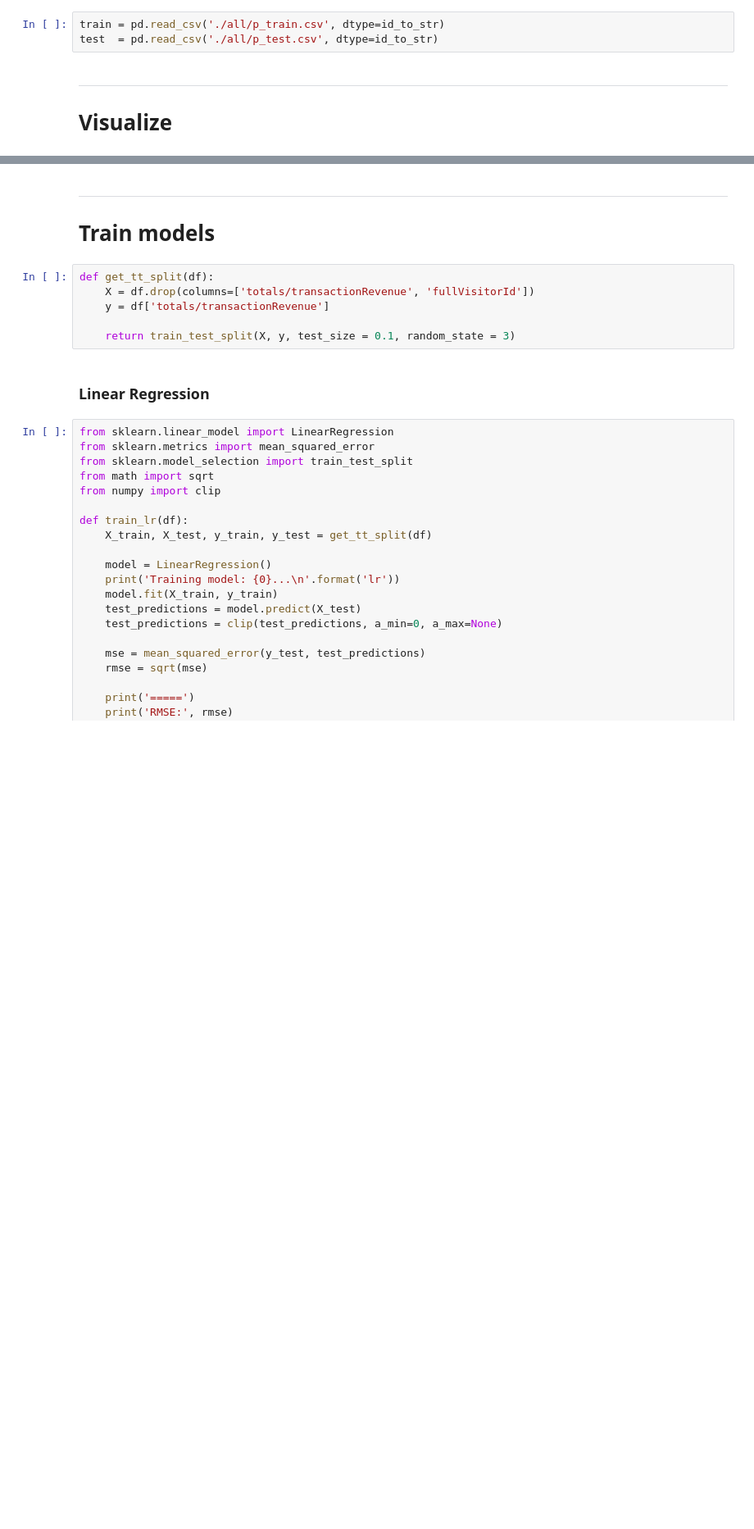
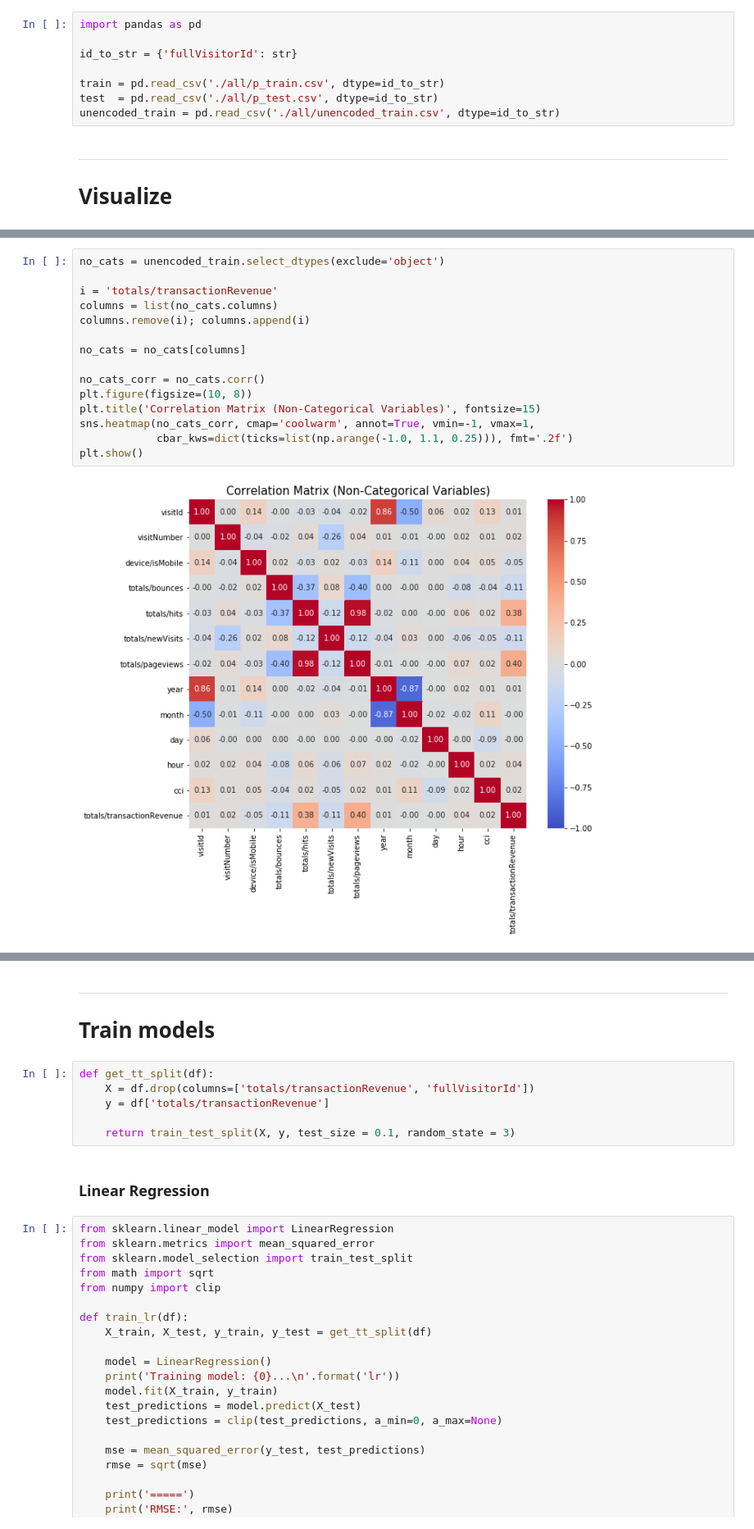
Before and after one commit to milto-github/kaggle-google-analytics, a Jupyter notebook: main_notebook.ipynb, the cells around one changed output, grey strips where cells are left out. Shown: that part at 82% size. Saved outputs shown, nothing was run; the diff lists cells and outputs as text; blank space fills up the shorter version.

Commit message:
some better visualization

```diff
--- a/main_notebook.ipynb
+++ b/main_notebook.ipynb
@@ -208,6 +238,11 @@ test  = add_cci(test)
 # %%
+import pandas as pd
+
+id_to_str = {'fullVisitorId': str}
+
 train = pd.read_csv('./all/p_train.csv', dtype=id_to_str)
 test  = pd.read_csv('./all/p_test.csv', dtype=id_to_str)
+unencoded_train = pd.read_csv('./all/unencoded_train.csv', dtype=id_to_str)
 # %% [markdown]
 ---
 # Visualize
@@ -216 +264,18 @@ corr_matrix = train.corr()
+# %%
+no_cats = unencoded_train.select_dtypes(exclude='object')
+
+i = 'totals/transactionRevenue'
+columns = list(no_cats.columns)
+columns.remove(i); columns.append(i)
+
+no_cats = no_cats[columns]
+
+no_cats_corr = no_cats.corr()
+plt.figure(figsize=(10, 8))
+plt.title('Correlation Matrix (Non-Categorical Variables)', fontsize=15)
+sns.heatmap(no_cats_corr, cmap='coolwarm', annot=True, vmin=-1, vmax=1,
+            cbar_kws=dict(ticks=list(np.arange(-1.0, 1.1, 0.25))), fmt='.2f')
+plt.show()
+# %% [output]
+[figure, added]
 # %%
```
Also changed, not shown: parts of 24 cells of this notebook.
